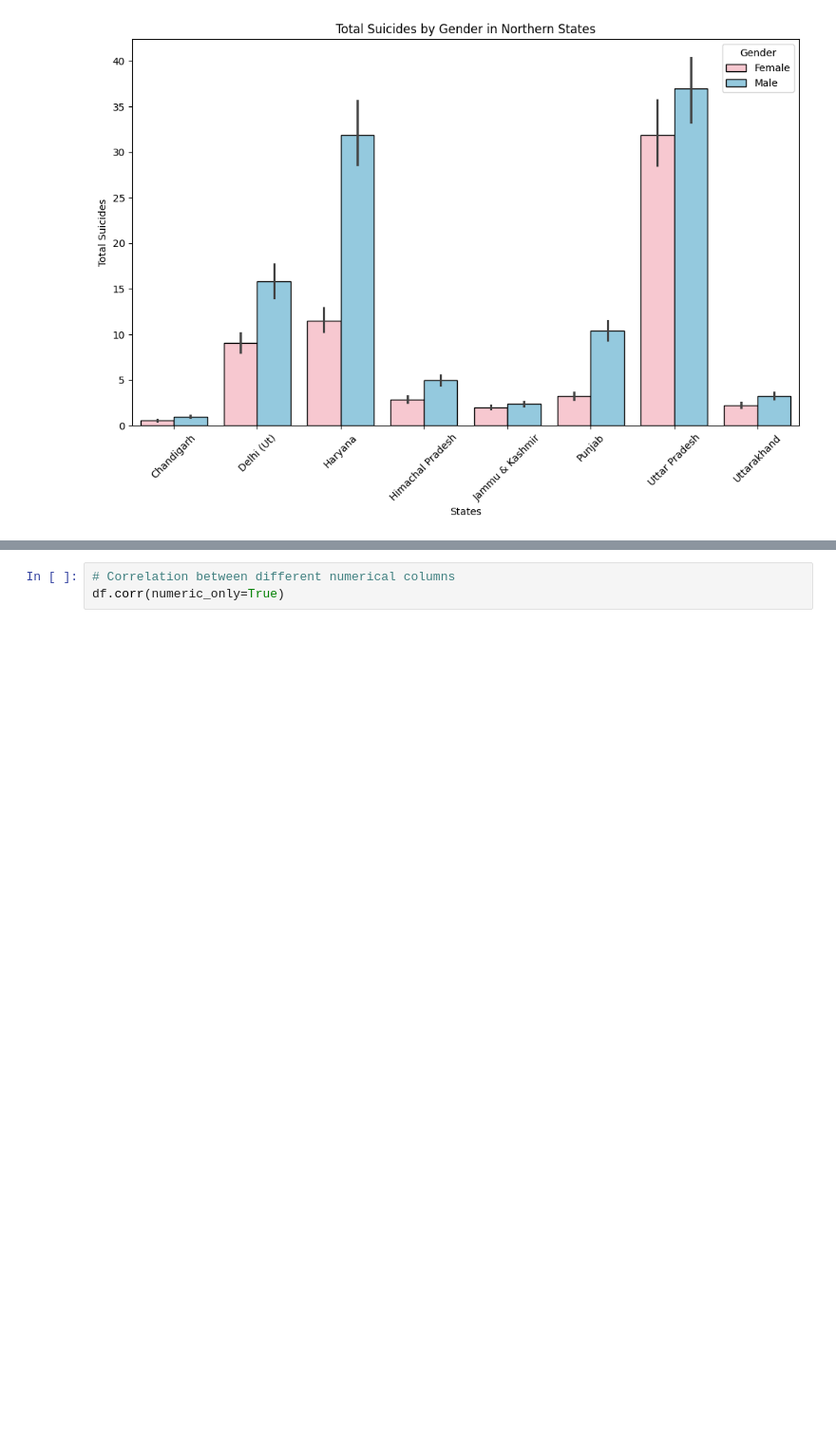
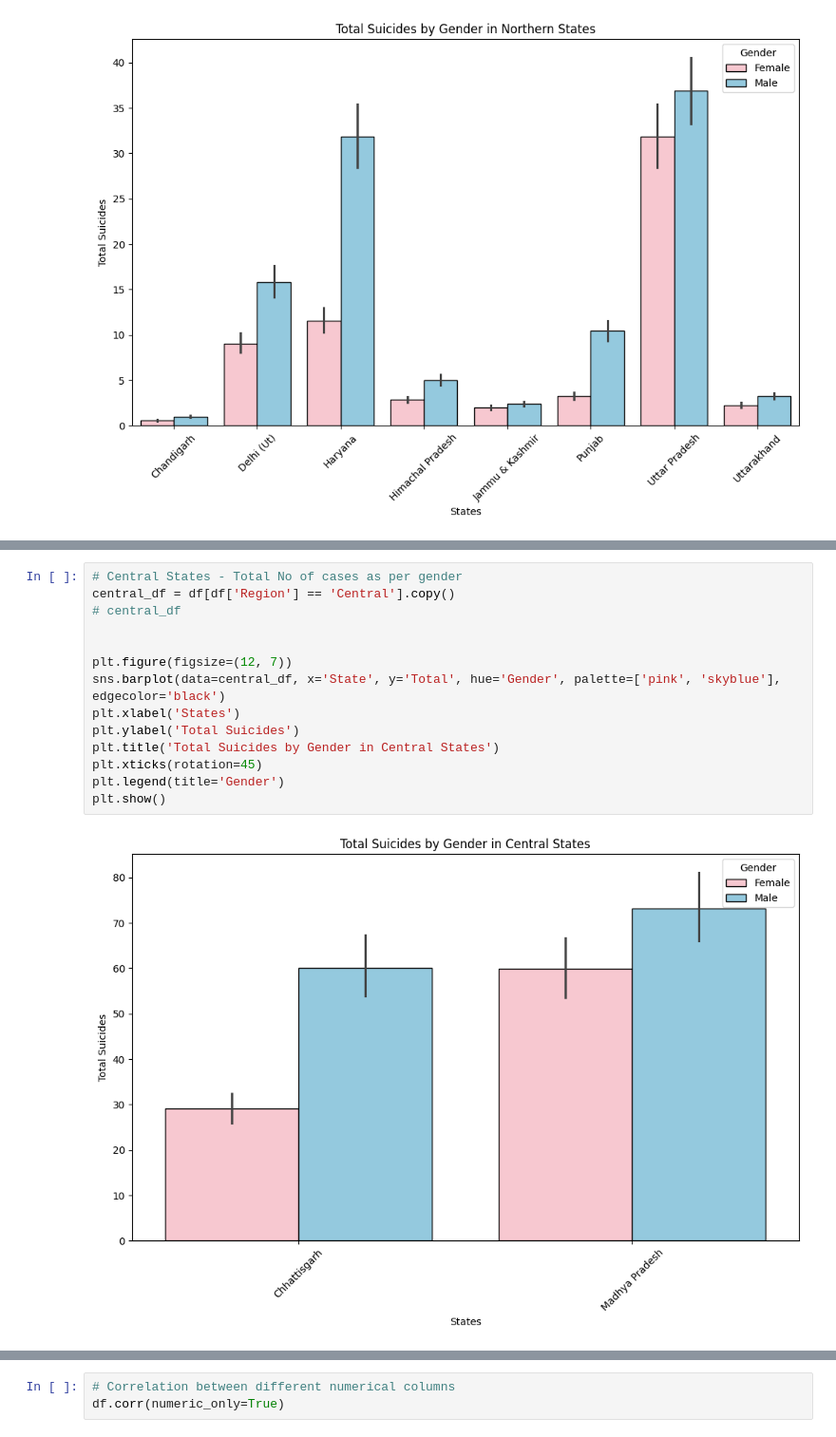
Before and after one commit to renurao1306/SuicideRates-Data-Analysis, a Jupyter notebook: SuicideRates_Data_Analysis.ipynb, the cells around one changed output, grey strips where cells are left out. Shown at 95% size. Drawn from its saved outputs; the diff is of its cells as text; blank space fills up the shorter version.

```diff
--- a/SuicideRates_Data_Analysis.ipynb
+++ b/SuicideRates_Data_Analysis.ipynb
@@ -347,0 +387,16 @@ plt.show()
+# %%
+# Central States - Total No of cases as per gender
+central_df = df[df['Region'] == 'Central'].copy()
+# central_df
+
+
+plt.figure(figsize=(12, 7))
+sns.barplot(data=central_df, x='State', y='Total', hue='Gender', palette=['pink', 'skyblue'], edgecolor='black')
+plt.xlabel('States')
+plt.ylabel('Total Suicides')
+plt.title('Total Suicides by Gender in Central States')
+plt.xticks(rotation=45)
+plt.legend(title='Gender')
+plt.show()
+# %% [output]
+[figure, added]
```
Also changed, not shown: parts of 18 cells of this notebook.
